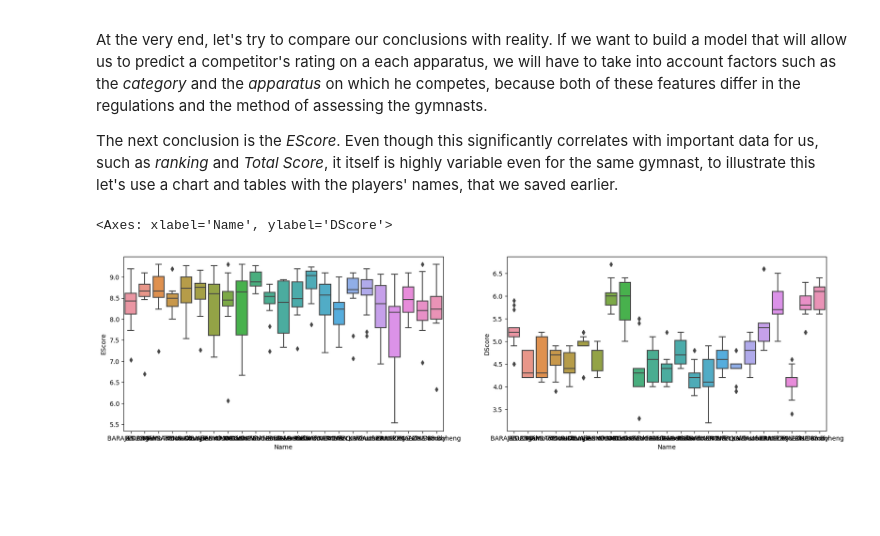
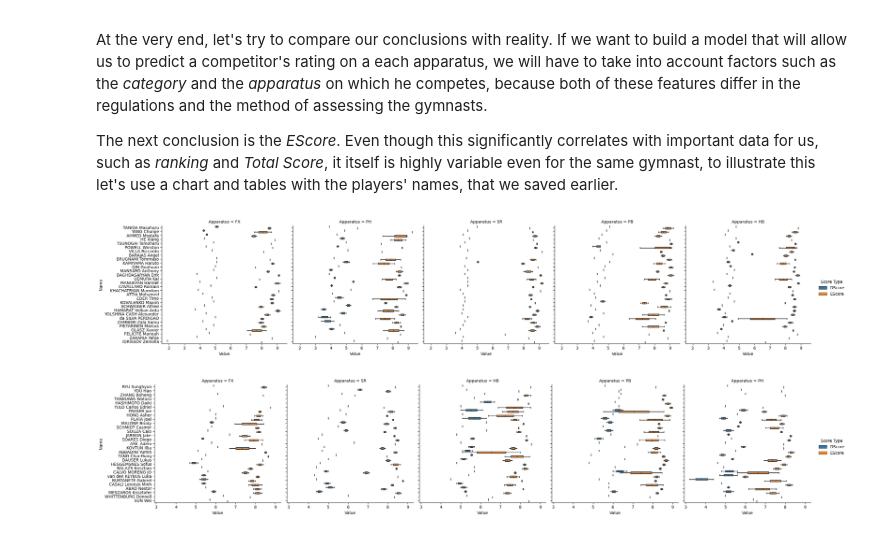
Before and after one commit to Asturn15/Gymnastics-on-GitHub, a Jupyter notebook: Project 5 - ML model in Python/Notebook project.ipynb, the cells around one changed output. Cells and saved outputs as stored; diff of their text form; code cells hidden in the pictures; blank space fills up the shorter version.

```diff
--- a/Project 5 - ML model in Python/Notebook project.ipynb
+++ b/Project 5 - ML model in Python/Notebook project.ipynb
@@ -413,13 +413,15 @@ If a gymnasts did not compete on some apparatus, e.g. in the qualifications, we
 gymnastics_result.loc[gymnastics_result['Total Score'] == 0, 'Total Score'] = np.nan
 
 # drop all rows with null data
-gymnastics_result.dropna(subset=['Total Score'], inplace = True)
+gymnastics_result.dropna(subset=['Total Score'],
+                         inplace = True)
 
 #we will use this table later
 gymnastics_result_with_name = gymnastics_result.copy()
 
 # drop columns with unecessary data
-gymnastics_result.drop(columns=['Rank','Name'], inplace = True)
+gymnastics_result.drop(columns=['Rank','Name'],
+                       inplace = True)
 
 # look on final form our dataframe
 gymnastics_result.info()
@@ -829,24 +867,47 @@ The next conclusion is the _EScore_. Even though this significantly correlates w
 # %%
 # Table gruped by number of starts per apparatus
 EScores_data = gymnastics_result_with_name[['Name','Apparatus','EScore','DScore']].groupby(['Name', 'Apparatus']).count().sort_values(by = 'EScore', ascending = False).reset_index()
 
 # Select the data to compare EScores
-Gymnasts_to_compare = EScores_data.loc[(EScores_data['Apparatus'] != 'VT') & (EScores_data['EScore'] > 2)]
+Gymnasts_to_compare = EScores_data.loc[
+    (EScores_data['Apparatus'] != 'VT') &
+    (EScores_data['EScore'] > 1)]
 
 # Make table with EScores for selected gymnasts
 EScore = gymnastics_result_with_name[gymnastics_result_with_name['Name'].isin(Gymnasts_to_compare['Name'])]
 
 # Drop unecessary columns
-EScore.drop(columns=['Rank','Country','Total Score','Penalty'], inplace = True)
+EScore.drop(columns=['Rank','Country','Total Score','Penalty'],
+            inplace = True)
 
-# plot area of chart
-fig, axs = plt.subplots(ncols=2, figsize=(20,5))
+EScore.drop(EScore[EScore['Apparatus'] == 'VT'].index,
+            inplace = True)
 
-# first chart
-sns.boxplot(data = EScore, x='Name', y='EScore', ax=axs[0])
+# Melt table
+EScore = pd.melt(EScore,
+                 id_vars = ['Name','Category','Apparatus'],
+                 var_name = 'Score Type',
+                 value_name = 'Value')
 
-# second chart
-sns.boxplot(data = EScore, x='Name', y='DScore', ax=axs[1])
+# Table for cattegory and apparatus
+EScore_junior = EScore[EScore['Category'] == 'junior']
+
+EScore_senior = EScore[EScore['Category'] == 'senior']
+
+# Print chart for our selected data
+junior_chart = sns.catplot(data = EScore_junior,
+                           col = 'Apparatus',
+                           y = 'Name',
+                           x = 'Value',
+                           hue = 'Score Type',
+                           kind = 'box')
+
+senior_chart = sns.catplot(data = EScore_senior,
+                           col = 'Apparatus',
+                           y = 'Name',
+                           x = 'Value',
+                           hue = 'Score Type',
+                           kind = 'box')
 # %% [output]
-<Axes: xlabel='Name', ylabel='DScore'>
-[figure, old version]
+[figure, new version]
+[figure, added]
```
Also changed, not shown: parts of 16 cells of this notebook.
